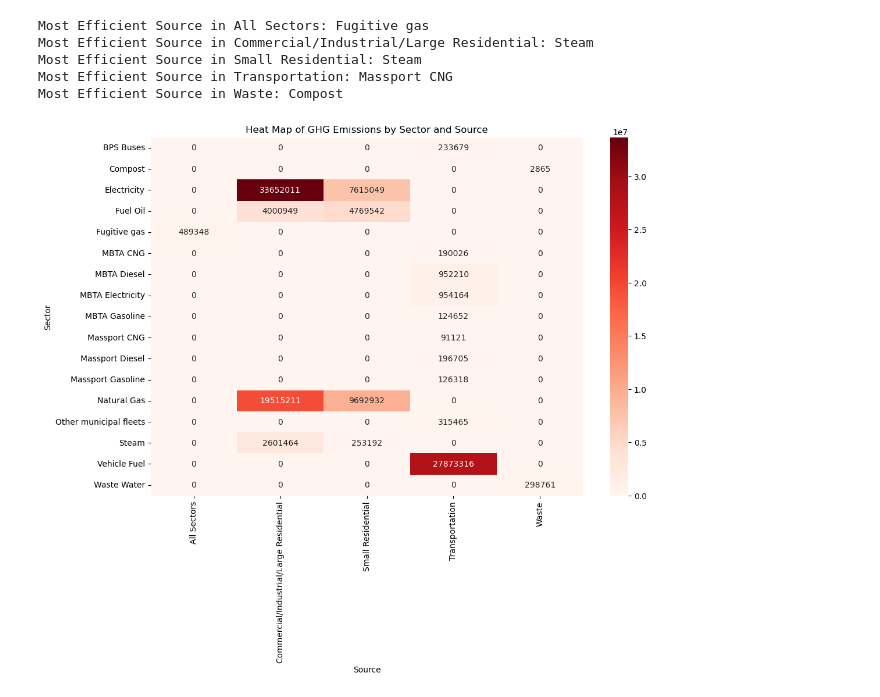
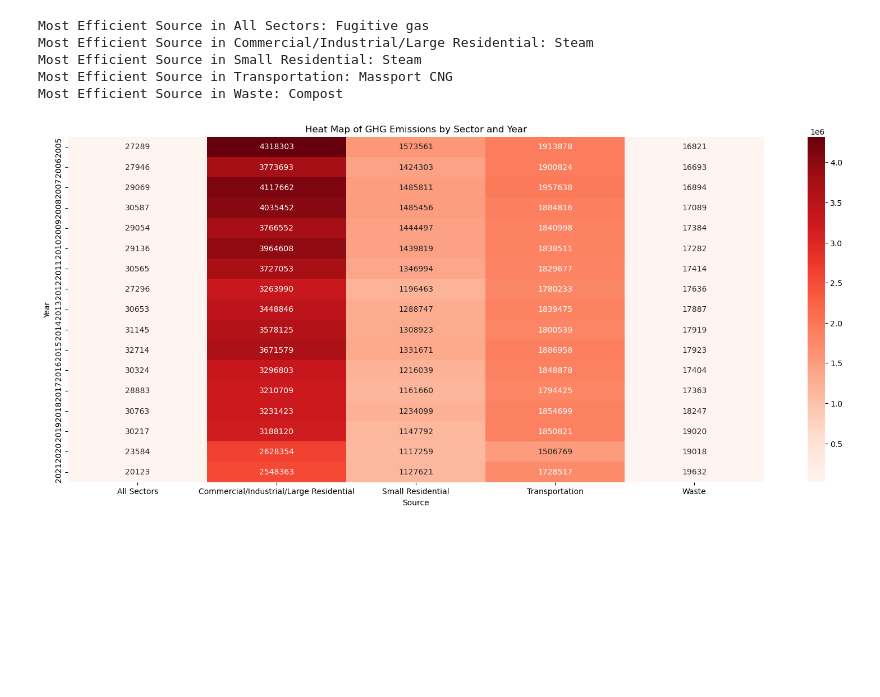
Before and after one commit to Rukian/2001, a Jupyter notebook: ghganalysis.ipynb, the cells around one changed output. Drawn from its saved outputs; the diff is of its cells as text; code cells hidden in the pictures; blank space fills up the shorter version.

```diff
--- a/ghganalysis.ipynb
+++ b/ghganalysis.ipynb
@@ -91,17 +90,17 @@ Most Efficient Source in Waste: Compost
 # %%
 # Assuming your DataFrame 'df' includes 'Source' and it's properly cleaned
 # Create a pivot table
-pivot_table = df.pivot_table(values=' GHG Emissions (mt CO2e) ', index='Source', columns='Sector', aggfunc='sum', fill_value=0)
+pivot_table = df.pivot_table(values=' GHG Emissions (mt CO2e) ', index='Year (Calendar Year)', columns='Sector', aggfunc='sum', fill_value=0)
 
 # Generate the heat map
-plt.figure(figsize=(12, 8))
+plt.figure(figsize=(20, 8))
 sns.heatmap(pivot_table, annot=True, cmap='Reds', fmt=".0f")
-plt.title('Heat Map of GHG Emissions by Sector and Source')
+plt.title('Heat Map of GHG Emissions by Sector and Year')
 plt.xlabel('Source')
-plt.ylabel('Sector')
+plt.ylabel('Year')
 plt.show()
 # %% [output]
-[figure, old version]
+[figure, new version]
 # %%
 # https://plotly.com/python/sankey-diagram/
 
```
Also changed, not shown: parts of 3 cells of this notebook.
